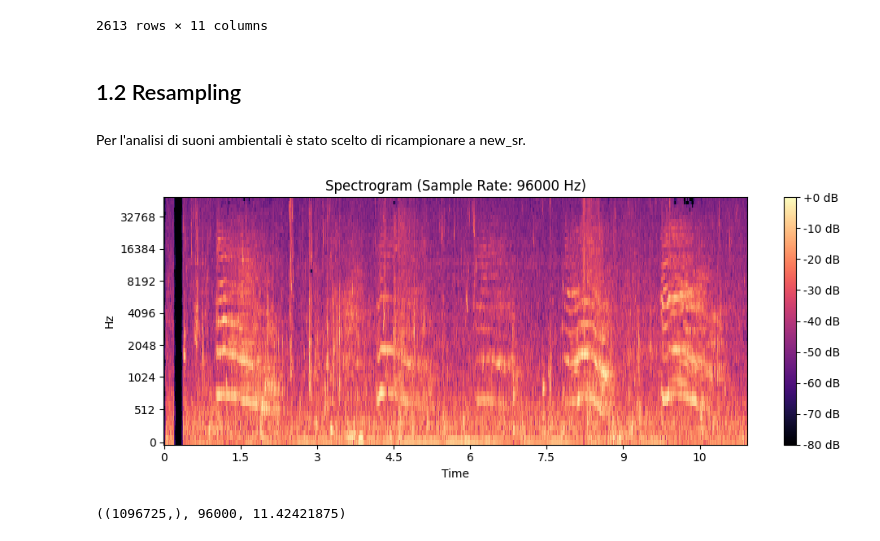
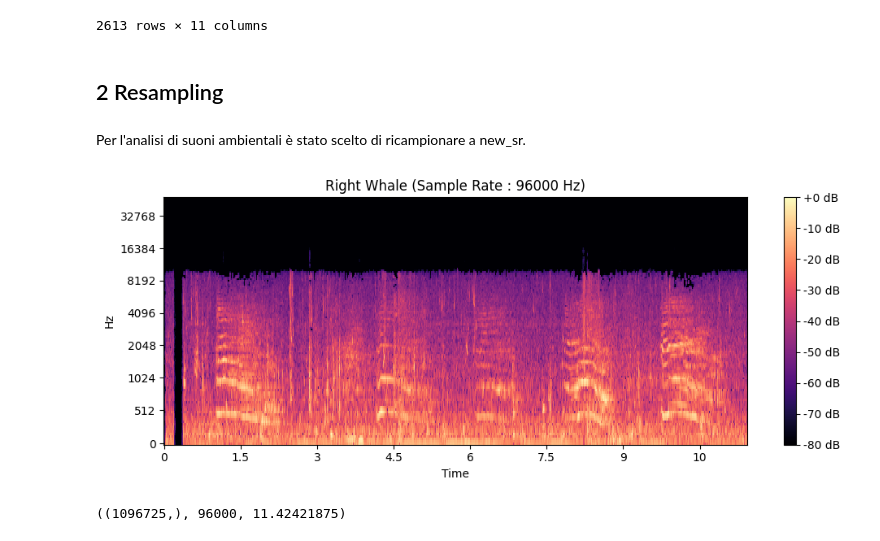
Before and after one commit to TherealBarnar/Underwater-Sounds-Classification-1, a Jupyter notebook: preprocessing.ipynb, the cells around one changed output. Saved outputs shown, nothing was run; the diff lists cells and outputs as text; code cells hidden in the pictures.

```diff
--- a/preprocessing.ipynb
+++ b/preprocessing.ipynb
@@ -17,5 +17,5 @@ file_path = 'C://Users//mario//OneDrive//Desktop//Dataset - senza_duplicati//Non
 # %%
-audio_file ='C://Users//mario//OneDrive//Desktop//Dataset - senza_duplicati//Target//Cargo//Cargo-Ship-at-20-knts.wav'
+file_path ='C://underwater-classification//file_audio//RightWhale.wav'
 # %%
 amplitudes = df['Ampiezza del segnale'].tolist()
 # %%
@@ -112,10 +116,8 @@ df_normalized
 | 2612 | ship_small | Target | Vessel | 1.0 | 51.876000 | 32000 | 1 | 0.000000 | ... |
 2613 rows × 11 columns
 # %% [markdown]
-## 1.2 Resampling
+## 2 Resampling
 # %% [markdown]
 Per l'analisi di suoni ambientali è stato scelto di ricampionare a new_sr.
 # %%
 new_sr = 96000
-# %%
-y_res, new_sr = librosa.load(file_path, sr=new_sr, mono=True)
@@ -122,6 +128,5 @@ y_res, new_sr = librosa.load(file_path, sr=new_sr, mono=True)
 # %%
-file_path_resampled = librosa.resample(y_res, orig_sr=sr, target_sr= new_sr)
-helper.create_spectrogram_low_sr(file_path, new_sr)
+helper.create_spectrogram(file_path, new_sr, "Right Whale (Sample Rate : 96000 Hz)")
 # %% [output]
-[figure, old version]
+[figure, new version]
 # %%
```
Also changed, not shown: parts of 20 cells of this notebook, 11 other files.
